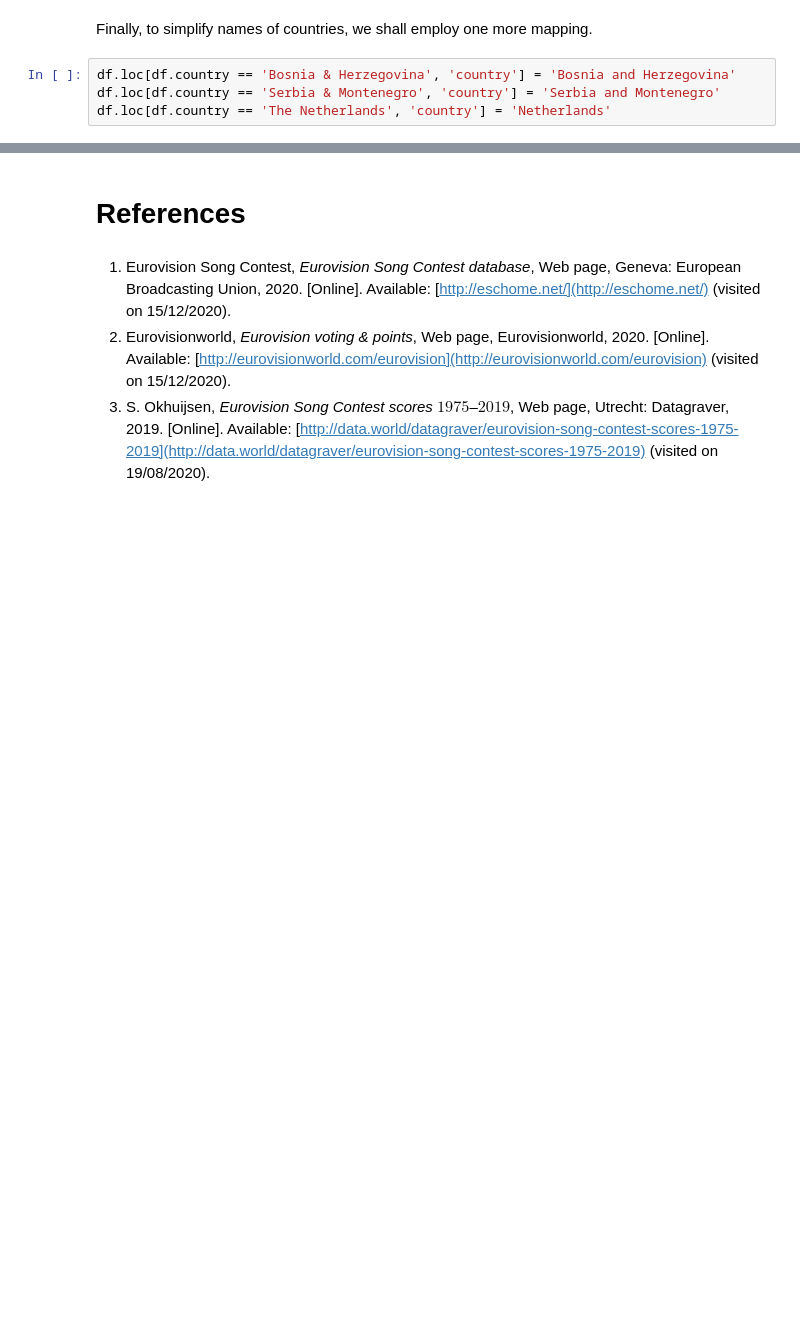
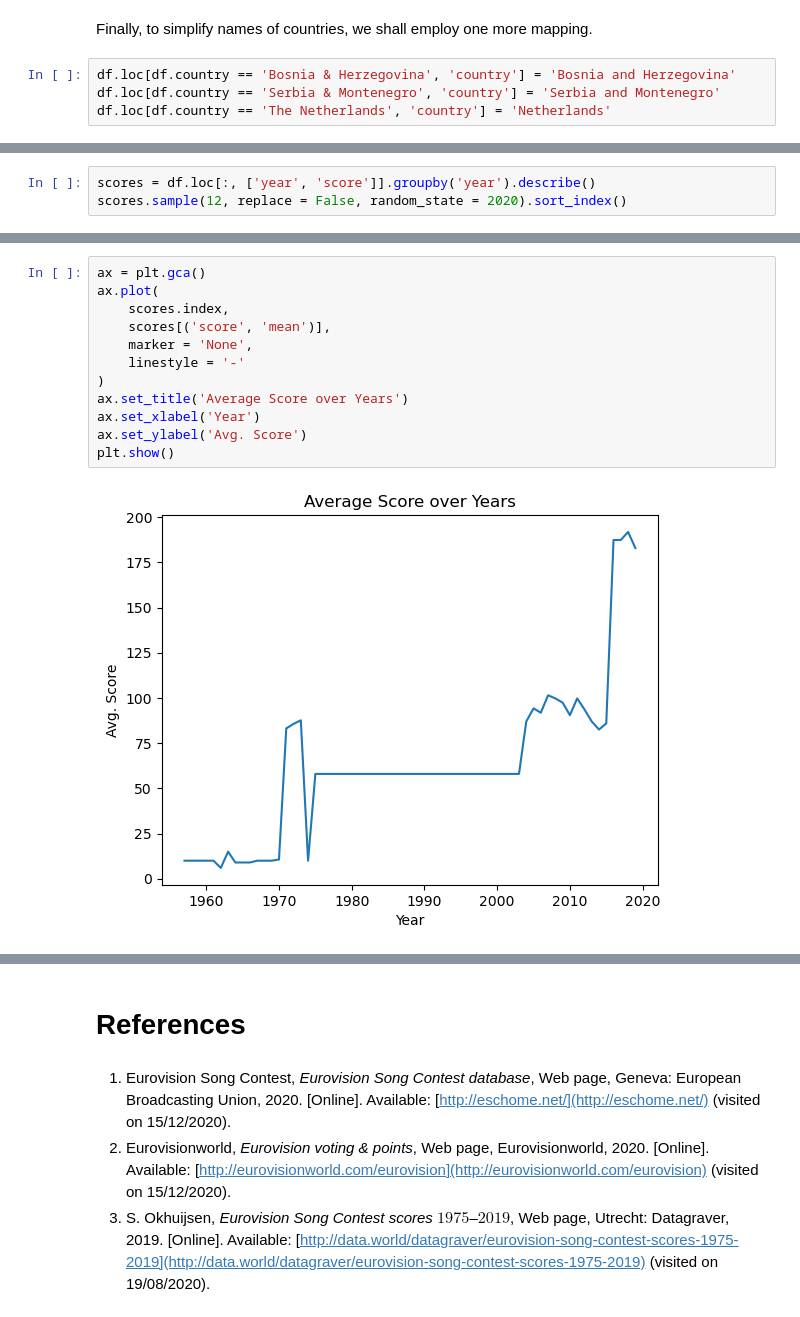
Before and after one commit to DavorPenzar/eurovision, a Jupyter notebook: Transform_Raw_Scores_Data.ipynb, the cells around one changed output, grey strips where cells are left out. Drawn from its saved outputs; the diff is of its cells as text; blank space fills up the shorter version.

```diff
--- a/Transform_Raw_Scores_Data.ipynb
+++ b/Transform_Raw_Scores_Data.ipynb
@@ -478,0 +496,3 @@ df.loc[df.country == 'The Netherlands', 'country'] = 'Netherlands'
+# %%
+scores = df.loc[:, ['year', 'score']].groupby('year').describe()
+scores.sample(12, replace = False, random_state = 2020).sort_index()
@@ -478,0 +515,14 @@ df.loc[df.country == 'The Netherlands', 'country'] = 'Netherlands'
+# %%
+ax = plt.gca()
+ax.plot(
+    scores.index,
+    scores[('score', 'mean')],
+    marker = 'None',
+    linestyle = '-'
+)
+ax.set_title('Average Score over Years')
+ax.set_xlabel('Year')
+ax.set_ylabel('Avg. Score')
+plt.show()
+# %% [output]
+[figure, added]
```
Also changed, not shown: parts of 24 cells of this notebook.
